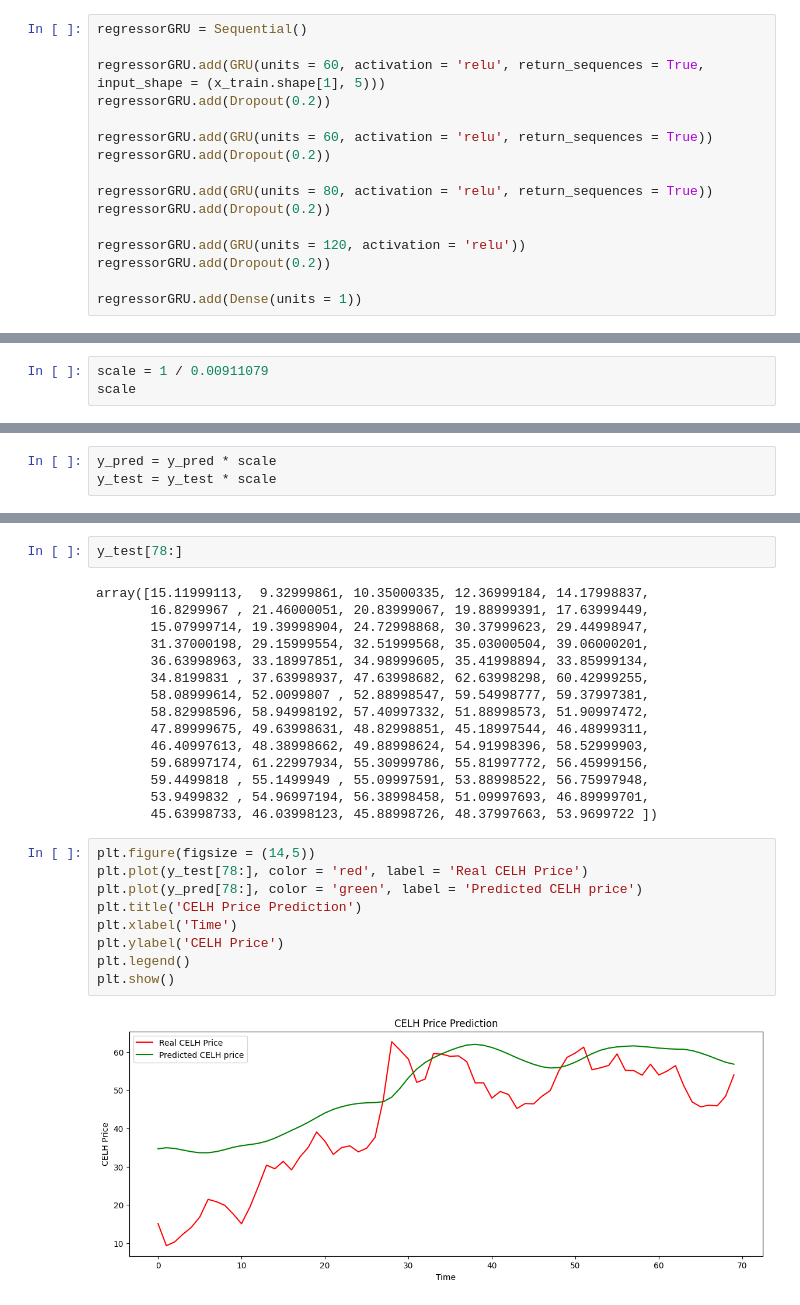
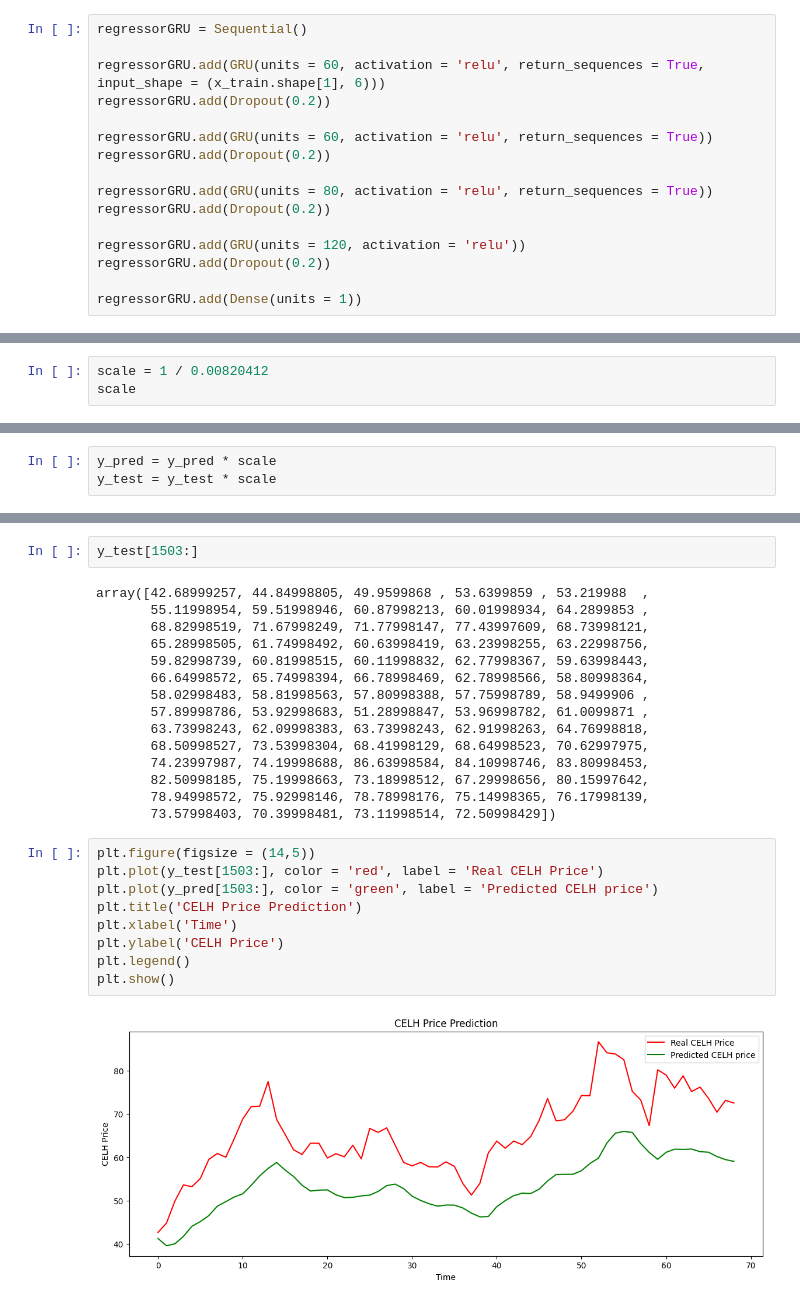
Before and after one commit to hsami180792/Test, a Jupyter notebook: CAT_GRU.ipynb, the cells around one changed output, grey strips where cells are left out. Cells and saved outputs as stored; diff of their text form.

```diff
--- a/CAT_GRU.ipynb
+++ b/CAT_GRU.ipynb
@@ -76,7 +75,7 @@ from tensorflow.keras.layers import Dense, LSTM, Dropout, GRU, Bidirectional
 # %%
 regressorGRU = Sequential()
 
-regressorGRU.add(GRU(units = 60, activation = 'relu', return_sequences = True, input_shape = (x_train.shape[1], 5)))
+regressorGRU.add(GRU(units = 60, activation = 'relu', return_sequences = True, input_shape = (x_train.shape[1], 6)))
 regressorGRU.add(Dropout(0.2))
 
 regressorGRU.add(GRU(units = 60, activation = 'relu', return_sequences = True))
@@ -202,4 +198,4 @@ array([0.00911079, 0.00958497, 0.01027327, 0.0102522 , 0.0101438 ])
 # %%
-scale = 1 / 0.00911079
+scale = 1 / 0.00820412
 scale
 # %% [output]
@@ -238,28 +234,28 @@ array([[34.670662],
 # %%
-y_test[78:]
+y_test[1503:]
 # %% [output]
-array([15.11999113,  9.32999861, 10.35000335, 12.36999184, 14.17998837,
-       16.8299967 , 21.46000051, 20.83999067, 19.88999391, 17.63999449,
-       15.07999714, 19.39998904, 24.72998868, 30.37999623, 29.44998947,
-       31.37000198, 29.15999554, 32.51999568, 35.03000504, 39.06000201,
-       36.63998963, 33.18997851, 34.98999605, 35.41998894, 33.85999134,
-       34.8199831 , 37.63998937, 47.63998682, 62.63998298, 60.42999255,
-       58.08999614, 52.0099807 , 52.88998547, 59.54998777, 59.37997381,
-       58.82998596, 58.94998192, 57.40997332, 51.88998573, 51.90997472,
-       47.89999675, 49.63998631, 48.82998851, 45.18997544, 46.48999311,
-       46.40997613, 48.38998662, 49.88998624, 54.91998396, 58.52999903,
-       59.68997174, 61.22997934, 55.30999786, 55.81997772, 56.45999156,
-       59.4499818 , 55.1499949 , 55.09997591, 53.88998522, 56.75997948,
-       53.9499832 , 54.96997194, 56.38998458, 51.09997693, 46.89999701,
-       45.63998733, 46.03998123, 45.88998726, 48.37997663, 53.9699722 ])
+array([42.68999257, 44.84998805, 49.9599868 , 53.6399859 , 53.219988  ,
+       55.11998954, 59.51998946, 60.87998213, 60.01998934, 64.2899853 ,
+       68.82998519, 71.67998249, 71.77998147, 77.43997609, 68.73998121,
+       65.28998505, 61.74998492, 60.63998419, 63.23998255, 63.22998756,
+       59.82998739, 60.81998515, 60.11998832, 62.77998367, 59.63998443,
+       66.64998572, 65.74998394, 66.78998469, 62.78998566, 58.80998364,
+       58.02998483, 58.81998563, 57.80998388, 57.75998789, 58.9499906 ,
+       57.89998786, 53.92998683, 51.28998847, 53.96998782, 61.0099871 ,
+       63.73998243, 62.09998383, 63.73998243, 62.91998263, 64.76998818,
+       68.50998527, 73.53998304, 68.41998129, 68.64998523, 70.62997975,
+       74.23997987, 74.19998688, 86.63998584, 84.10998746, 83.80998453,
+       82.50998185, 75.19998663, 73.18998512, 67.29998656, 80.15997642,
+       78.94998572, 75.92998146, 78.78998176, 75.14998365, 76.17998139,
+       73.57998403, 70.39998481, 73.11998514, 72.50998429])
 # %%
 plt.figure(figsize = (14,5))
-plt.plot(y_test[78:], color = 'red', label = 'Real CELH Price')
-plt.plot(y_pred[78:], color = 'green', label = 'Predicted CELH price')
+plt.plot(y_test[1503:], color = 'red', label = 'Real CELH Price')
+plt.plot(y_pred[1503:], color = 'green', label = 'Predicted CELH price')
 plt.title('CELH Price Prediction')
 plt.xlabel('Time')
 plt.ylabel('CELH Price')
 plt.legend()
 plt.show()
 # %% [output]
-[figure, old version]
+[figure, new version]
```
Also changed, not shown: parts of 17 cells of this notebook, 5 other files.
